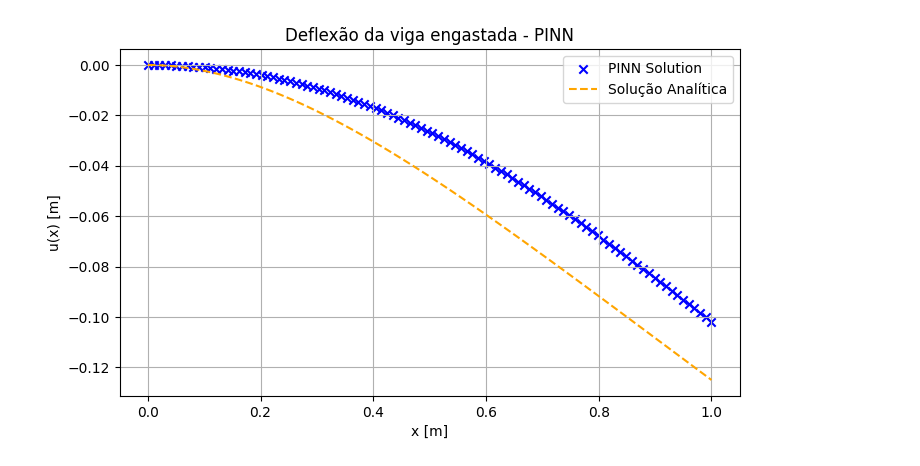
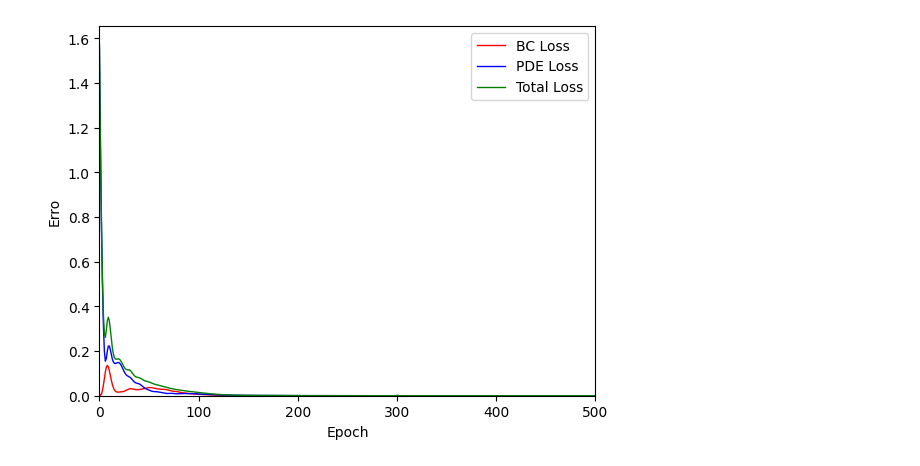
Before and after one commit to taciov/PINNViga, a Jupyter notebook: execute_PINNViga.ipynb, the cells around one changed output. Saved outputs shown, nothing was run; the diff lists cells and outputs as text; code cells hidden in the pictures.

```diff
--- a/execute_PINNViga.ipynb
+++ b/execute_PINNViga.ipynb
@@ -136,16 +161,4 @@ Epoch 5000, Total Loss: 0.000003, PDE Loss: 0.000004, BC Loss: 0.000000, PDE Wei
-# %%
-def y_calc2(x_val):
-    # return -(q / (24 * EI)) * (x_val**4 - 4 * (L ** 3 )* x_val + 3 * L**4)
-    return -(q / (24 * EI)) * (x_val**4 - 4 * L * x_val**3 + 6 * L**2 * x_val**2)
-
-plt.figure(figsize=(8, 4.5))
-plt.scatter(x2, u2, label='PINN Solution', color='blue', marker = 'x')
-plt.plot(x2, y_calc2(x2), label='Solução Analítica', linestyle='dashed', color='orange')
-plt.title("Deflexão da viga engastada - PINN")
-plt.xlabel("x [m]")
-plt.ylabel("u(x) [m]")
-plt.grid(True)
-plt.legend()
-plt.show()
-# %% [output]
-[figure, removed]
+# %%
+engastada.plot_errors()
+# %% [output]
+[figure, added]
```
Also changed, not shown: parts of 11 cells of this notebook, 1 other file.
